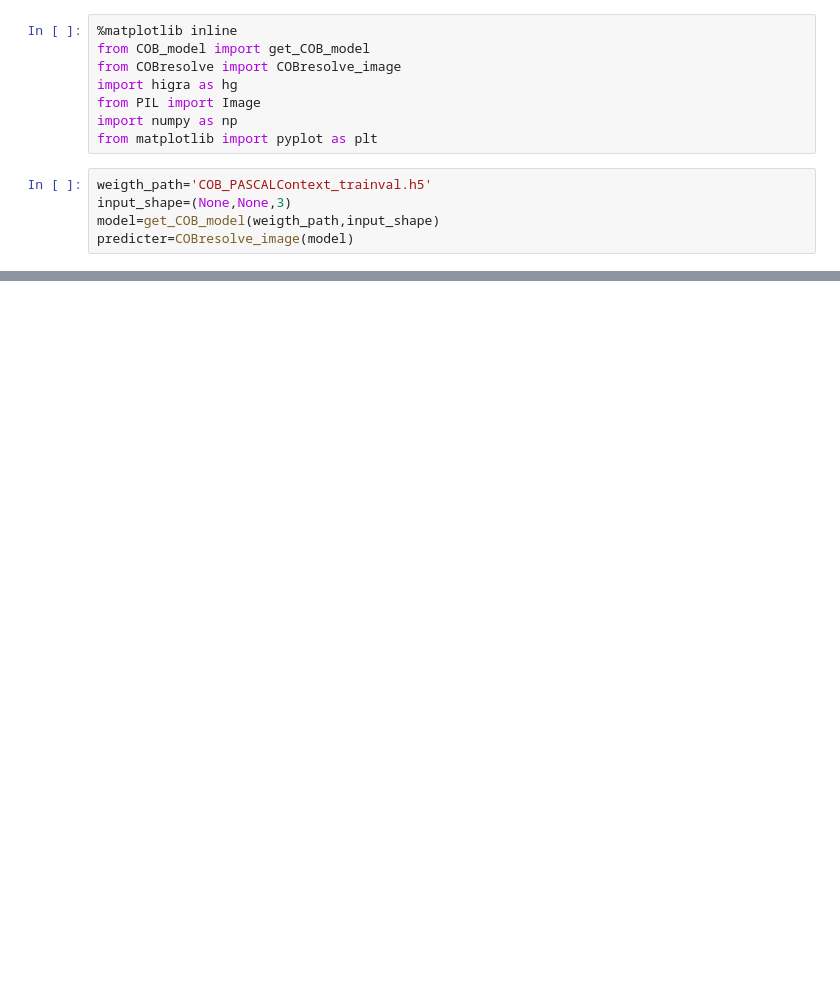
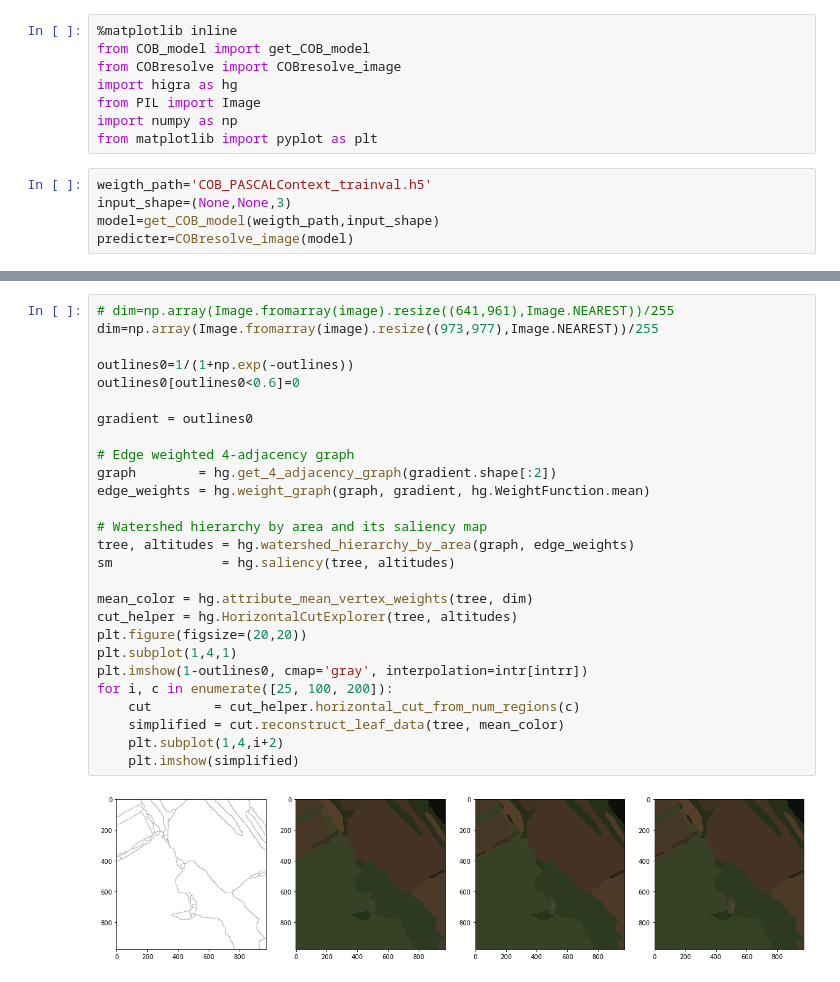
Before and after one commit to sserg-r/cob_tf, a Jupyter notebook: python/example_COB.ipynb, the cells around one changed output, grey strips where cells are left out. Saved outputs shown, nothing was run; the diff lists cells and outputs as text; blank space fills up the shorter version.

```diff
--- a/python/example_COB.ipynb
+++ b/python/example_COB.ipynb
@@ -74,0 +84,29 @@ for num, im in enumerate([image, outlines]):
+# %%
+# dim=np.array(Image.fromarray(image).resize((641,961),Image.NEAREST))/255
+dim=np.array(Image.fromarray(image).resize((973,977),Image.NEAREST))/255
+
+outlines0=1/(1+np.exp(-outlines))
+outlines0[outlines0<0.6]=0
+
+gradient = outlines0
+
+# Edge weighted 4-adjacency graph
+graph        = hg.get_4_adjacency_graph(gradient.shape[:2])
+edge_weights = hg.weight_graph(graph, gradient, hg.WeightFunction.mean)
+
+# Watershed hierarchy by area and its saliency map
+tree, altitudes = hg.watershed_hierarchy_by_area(graph, edge_weights)
+sm              = hg.saliency(tree, altitudes)
+
+mean_color = hg.attribute_mean_vertex_weights(tree, dim)
+cut_helper = hg.HorizontalCutExplorer(tree, altitudes)
+plt.figure(figsize=(20,20))
+plt.subplot(1,4,1)
+plt.imshow(1-outlines0, cmap='gray', interpolation=intr[intrr])
+for i, c in enumerate([25, 100, 200]):
+    cut        = cut_helper.horizontal_cut_from_num_regions(c)
+    simplified = cut.reconstruct_leaf_data(tree, mean_color)
+    plt.subplot(1,4,i+2)
+    plt.imshow(simplified)
+# %% [output]
+[figure, added]
```
Also changed, not shown: parts of 3 cells of this notebook, 2 other files.
